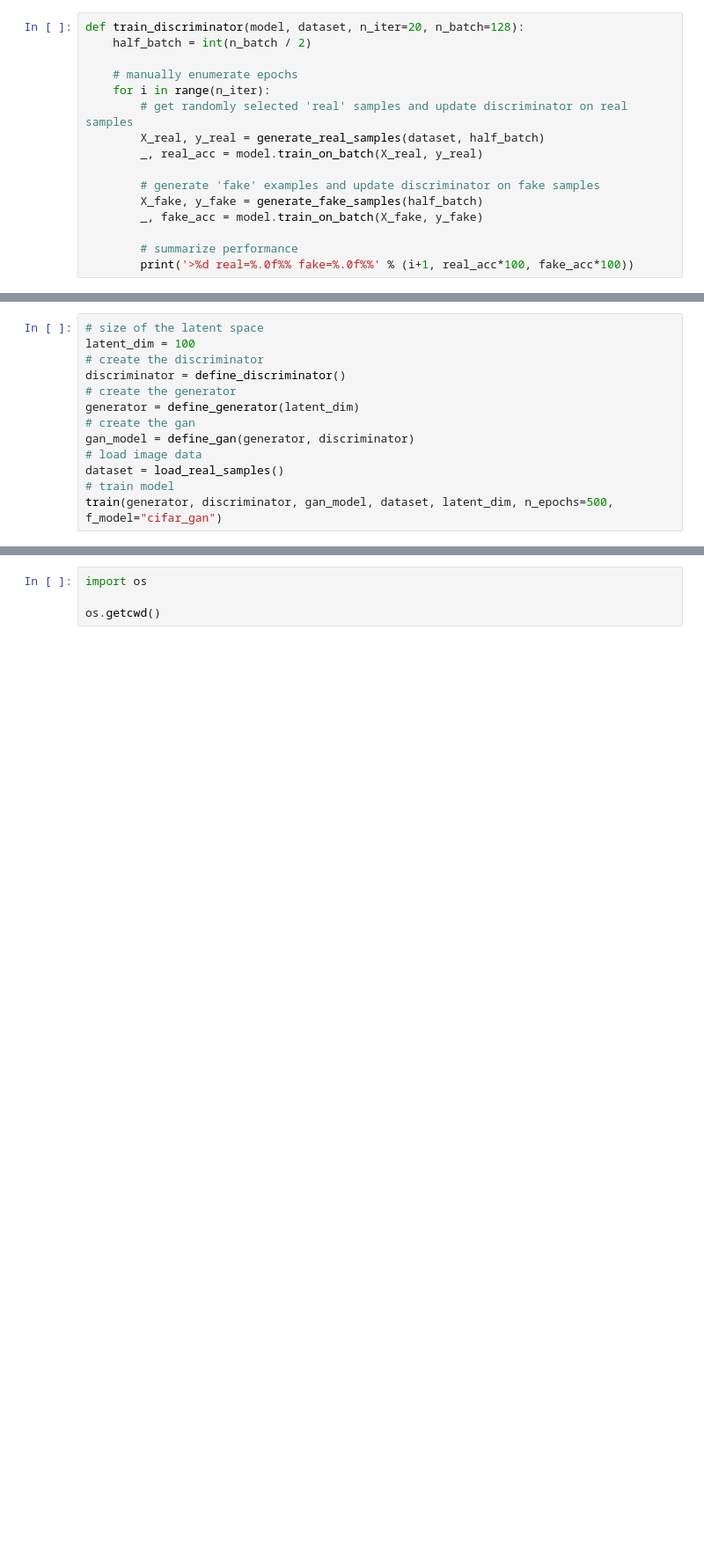
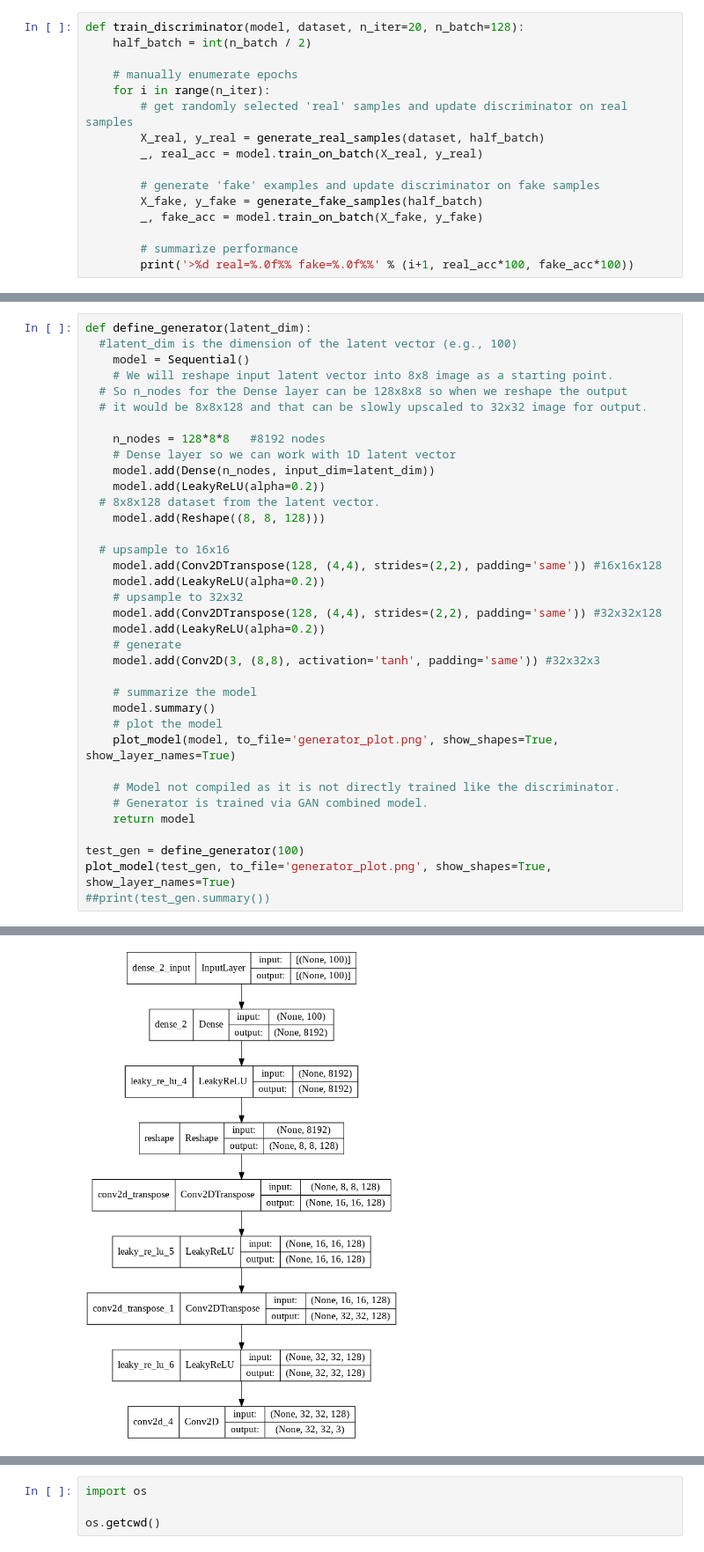
Before and after one commit to lin3372/400_gan, a Jupyter notebook: 400_gan_248_keras_implementation_of_GAN.ipynb, the cells around one changed output, grey strips where cells are left out. Shown at 88% size. Cells and saved outputs as stored; diff of their text form; blank space fills up the shorter version.

```diff
--- a/400_gan_248_keras_implementation_of_GAN.ipynb
+++ b/400_gan_248_keras_implementation_of_GAN.ipynb
@@ -515,13 +323,0 @@ def train(g_model, d_model, gan_model, dataset, latent_dim, n_epochs=100, n_batc
-# %%
-# size of the latent space
-latent_dim = 100
-# create the discriminator
-discriminator = define_discriminator()
-# create the generator
-generator = define_generator(latent_dim)
-# create the gan
-gan_model = define_gan(generator, discriminator)
-# load image data
-dataset = load_real_samples()
-# train model
-train(generator, discriminator, gan_model, dataset, latent_dim, n_epochs=500, f_model="cifar_gan")
@@ -583,0 +342,37 @@ show_plot(X, 5)
+# %%
+def define_generator(latent_dim):
+  #latent_dim is the dimension of the latent vector (e.g., 100)
+	model = Sequential()
+	# We will reshape input latent vector into 8x8 image as a starting point.
+  # So n_nodes for the Dense layer can be 128x8x8 so when we reshape the output
+  # it would be 8x8x128 and that can be slowly upscaled to 32x32 image for output.
+
+	n_nodes = 128*8*8   #8192 nodes
+	# Dense layer so we can work with 1D latent vector
+	model.add(Dense(n_nodes, input_dim=latent_dim))
+	model.add(LeakyReLU(alpha=0.2))
+  # 8x8x128 dataset from the latent vector.
+	model.add(Reshape((8, 8, 128)))
+
+  # upsample to 16x16
+	model.add(Conv2DTranspose(128, (4,4), strides=(2,2), padding='same')) #16x16x128
+	model.add(LeakyReLU(alpha=0.2))
+	# upsample to 32x32
+	model.add(Conv2DTranspose(128, (4,4), strides=(2,2), padding='same')) #32x32x128
+	model.add(LeakyReLU(alpha=0.2))
+	# generate
+	model.add(Conv2D(3, (8,8), activation='tanh', padding='same')) #32x32x3
+
+	# summarize the model
+	model.summary()
+	# plot the model
+	plot_model(model, to_file='generator_plot.png', show_shapes=True, show_layer_names=True)
+
+	# Model not compiled as it is not directly trained like the discriminator.
+	# Generator is trained via GAN combined model.
+	return model
+
+test_gen = define_generator(100)
+plot_model(test_gen, to_file='generator_plot.png', show_shapes=True, show_layer_names=True)
+##print(test_gen.summary())
+# %% [output]
@@ -583,0 +396 @@ show_plot(X, 5)
+[figure, added]
```
Also changed, not shown: parts of 73 cells of this notebook.
